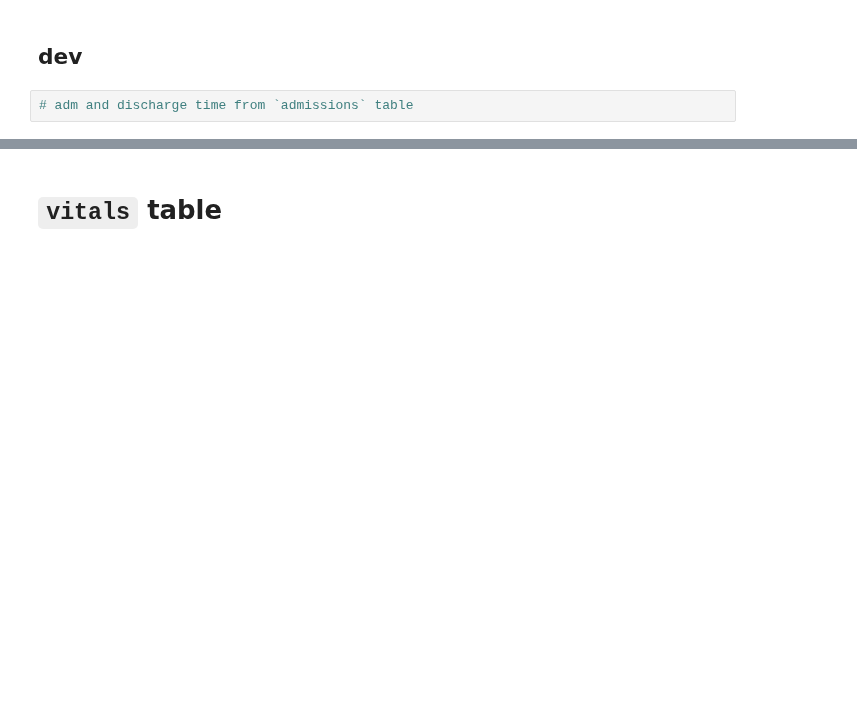
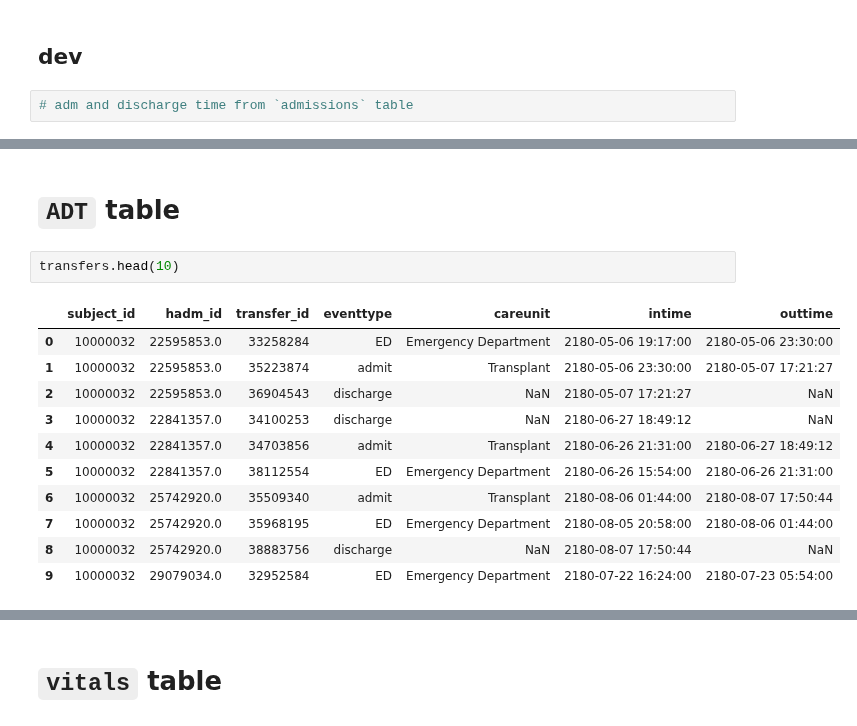
Before and after one commit to oldsandiaz/mimicclif, a Jupyter notebook: code/mimic-to-clif.ipynb, the cells around one changed output, grey strips where cells are left out. Saved outputs shown, nothing was run; the diff lists cells and outputs as text; blank space fills up the shorter version.

```diff
--- a/code/mimic-to-clif.ipynb
+++ b/code/mimic-to-clif.ipynb
@@ -406,0 +439,16 @@ admissions = load_mimic_table("hosp", "admissions") # gives race
+# %% [markdown]
+# `ADT` table
+# %%
+transfers.head(10)
+# %% [output]
+|  | subject_id | hadm_id | transfer_id | eventtype | careunit | intime | outtime |
+| 0 | 10000032 | 22595853.0 | 33258284 | ED | Emergency Department | 2180-05-06 19:17:00 | 2180-05-06 23:30:00 |
+| 1 | 10000032 | 22595853.0 | 35223874 | admit | Transplant | 2180-05-06 23:30:00 | 2180-05-07 17:21:27 |
+| 2 | 10000032 | 22595853.0 | 36904543 | discharge | NaN | 2180-05-07 17:21:27 | NaN |
+| 3 | 10000032 | 22841357.0 | 34100253 | discharge | NaN | 2180-06-27 18:49:12 | NaN |
+| 4 | 10000032 | 22841357.0 | 34703856 | admit | Transplant | 2180-06-26 21:31:00 | 2180-06-27 18:49:12 |
+| 5 | 10000032 | 22841357.0 | 38112554 | ED | Emergency Department | 2180-06-26 15:54:00 | 2180-06-26 21:31:00 |
+| 6 | 10000032 | 25742920.0 | 35509340 | admit | Transplant | 2180-08-06 01:44:00 | 2180-08-07 17:50:44 |
+| 7 | 10000032 | 25742920.0 | 35968195 | ED | Emergency Department | 2180-08-05 20:58:00 | 2180-08-06 01:44:00 |
+| 8 | 10000032 | 25742920.0 | 38883756 | discharge | NaN | 2180-08-07 17:50:44 | NaN |
+| 9 | 10000032 | 29079034.0 | 32952584 | ED | Emergency Department | 2180-07-22 16:24:00 | 2180-07-23 05:54:00 |
```
Also changed, not shown: parts of 13 cells of this notebook.
